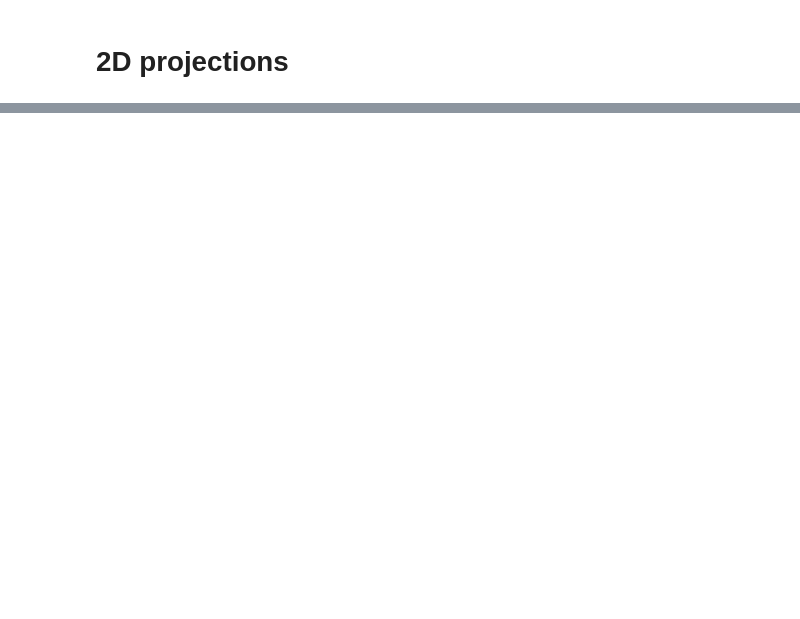
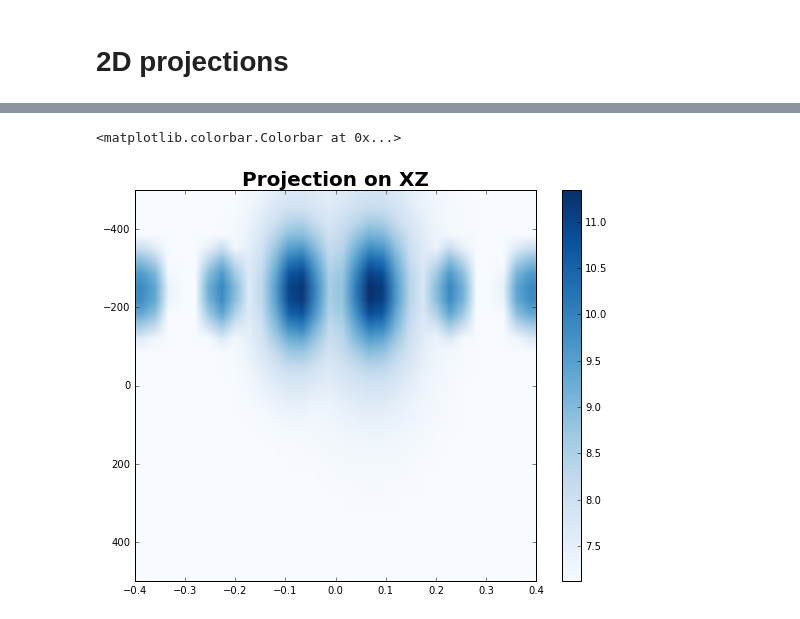
Before and after one commit to hushchyn-mikhail/ship_tracking_summer2016, a Jupyter notebook: notebooks/Retina_demonstration.ipynb, the cells around one changed output, grey strips where cells are left out. Drawn from its saved outputs; the diff is of its cells as text; code cells hidden in the pictures; blank space fills up the shorter version.

```diff
--- a/notebooks/Retina_demonstration.ipynb
+++ b/notebooks/Retina_demonstration.ipynb
@@ -146,0 +261,18 @@ TypeError: range() integer end argument expected, got float.
+# %%
+for i in range(len(x0s)):
+    for j in range(len(ls)):
+        max_R = 0
+        for s in range(len(y0s)):
+            for t in range(len(ms)):
+                track_point, track_direction = params2vec(ls[j], x0s[i], ms[t], y0s[s])
+                iR = R(track_point, track_direction, A0, A, 20)
+                if iR > max_R: max_R = iR
+        projection_on_xz[i, j] = max_R
+# %%
+plt.figure(figsize=(9, 7))
+plt.title("Projection on XZ", fontsize=20, fontweight='bold')
+plt.imshow(projection_on_xz, aspect='auto', cmap="Blues", extent=(ls.min(), ls.max(), x0s.max(), x0s.min()))
+plt.colorbar()
+# %% [output]
+<matplotlib.colorbar.Colorbar at 0x...>
+[figure, added]
```
Also changed, not shown: parts of 26 cells of this notebook.
